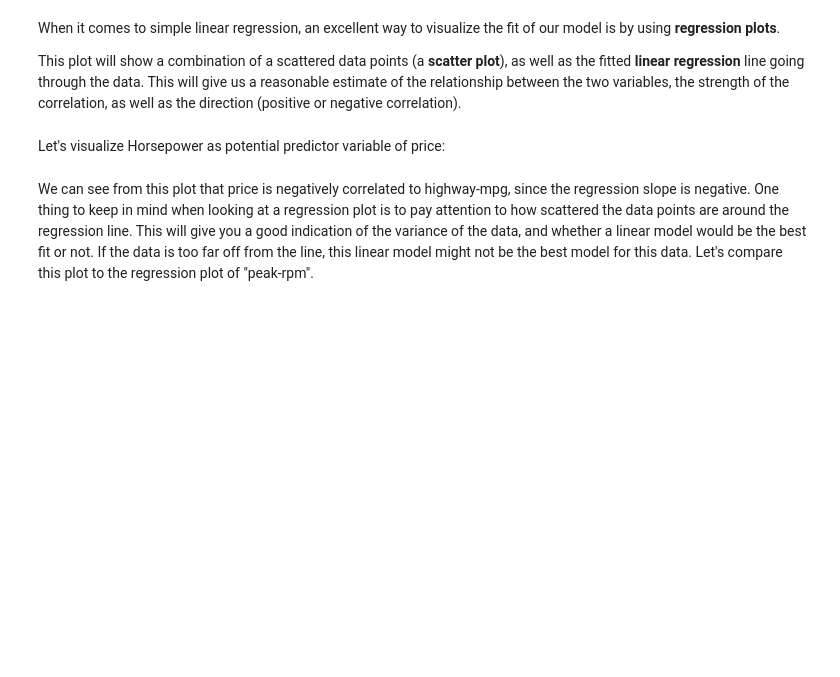
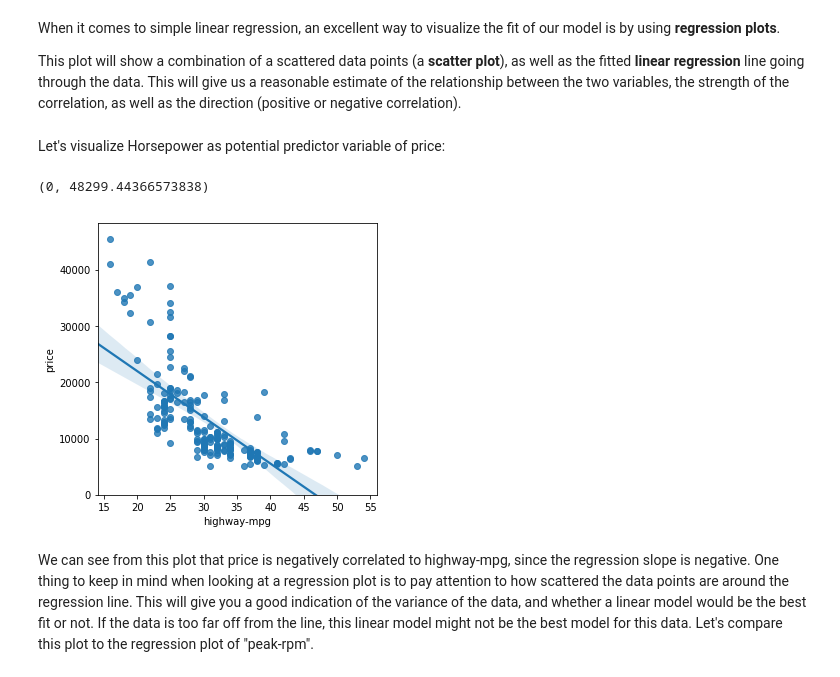
Before and after one commit to tuliocpa/Data_Science, a Jupyter notebook: Notebook 7 - Model Development.ipynb, the cells around one changed output. Cells and saved outputs as stored; diff of their text form; code cells hidden in the pictures; blank space fills up the shorter version.

```diff
--- a/Notebook 7 - Model Development.ipynb
+++ b/Notebook 7 - Model Development.ipynb
@@ -377,11 +377,14 @@ import seaborn as sns
 # %% [markdown]
  Let's visualize Horsepower as potential predictor variable of price:
 # %%
-width = 12
-height = 10
+width = 5
+height = 5
 plt.figure(figsize=(width, height))
 sns.regplot(x="highway-mpg", y="price", data=df)
 plt.ylim(0,)
+# %% [output]
+(0, 48299.44366573838)
+[figure, added]
 # %% [markdown]
 <p>We can see from this plot that price is negatively correlated to highway-mpg, since the regression slope is negative.
 One thing to keep in mind when looking at a regression plot is to pay attention to how scattered the data points are around the regression line. This will give you a good indication of the variance of the data, and whether a linear model would be the best fit or not. If the data is too far off from the line, this linear model might not be the best model for this data. Let's compare this plot to the regression plot of "peak-rpm".</p>
```
Also changed, not shown: parts of 8 cells of this notebook.
